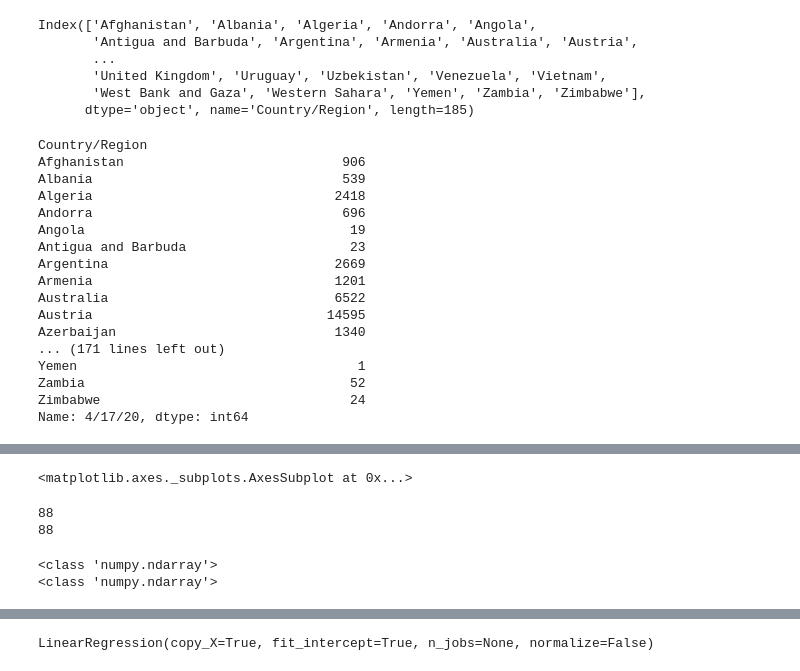
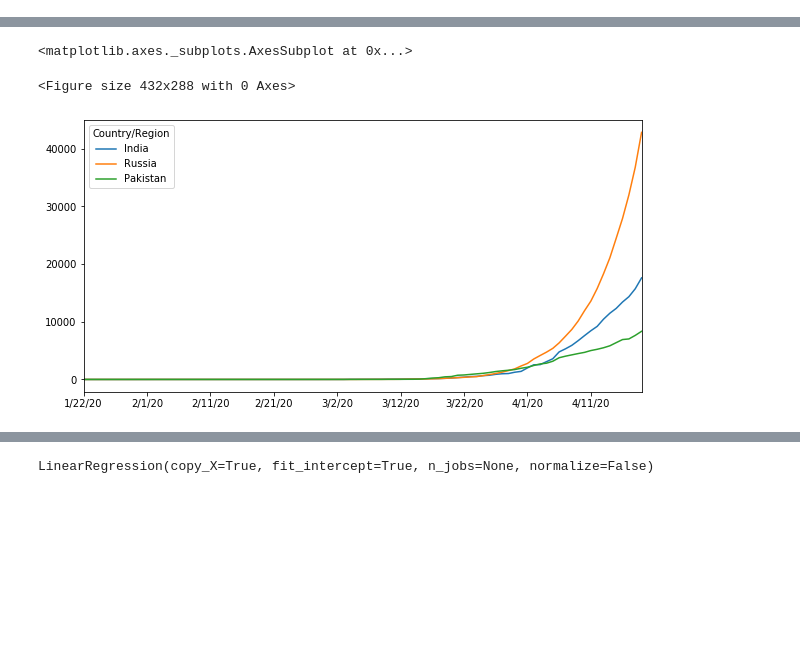
Before and after one commit to shivamg2017/Capstone, a Jupyter notebook: covid19.ipynb, the cells around one changed output, grey strips where cells are left out. Saved outputs shown, nothing was run; the diff lists cells and outputs as text; code cells hidden in the pictures; blank space fills up the shorter version.

```diff
--- a/covid19.ipynb
+++ b/covid19.ipynb
@@ -180,29 +60,0 @@ df
-# %%
-df.columns
-# %% [output]
-Index(['Afghanistan', 'Albania', 'Algeria', 'Andorra', 'Angola',
-       'Antigua and Barbuda', 'Argentina', 'Armenia', 'Australia', 'Austria',
-       ...
-       'United Kingdom', 'Uruguay', 'Uzbekistan', 'Venezuela', 'Vietnam',
-       'West Bank and Gaza', 'Western Sahara', 'Yemen', 'Zambia', 'Zimbabwe'],
-      dtype='object', name='Country/Region', length=185)
-# %%
-df.loc["4/17/20"]
-# %% [output]
-Country/Region
-Afghanistan                            906
-Albania                                539
-Algeria                               2418
-Andorra                                696
-Angola                                  19
-Antigua and Barbuda                     23
-Argentina                             2669
-Armenia                               1201
-Australia                             6522
-Austria                              14595
-Azerbaijan                            1340
-... (171 lines left out)
-Yemen                                    1
-Zambia                                  52
-Zimbabwe                                24
-Name: 4/17/20, dtype: int64
@@ -209,4 +63,4 @@ Name: 4/17/20, dtype: int64
 # %%
 plt.figure(1)
-df.plot(y=["India","Korea, South","Pakistan"],figsize=(10,5))
+df.plot(y=["India","Russia","Pakistan"],figsize=(10,5))
 # %% [output]
@@ -217,4 +67,6 @@ df.plot(y=["India","Korea, South","Pakistan"],figsize=(10,5))
 <matplotlib.axes._subplots.AxesSubplot at 0x...>
+<Figure size 432x288 with 0 Axes>
+[figure, added]
 # %%
 from sklearn.linear_model import LinearRegression
 # %%
@@ -223,17 +75,6 @@ LinearObj = LinearRegression()
 y = df["India"].values.reshape(-1,1)
 # %%
 x = np.array(range(0,n-1))
-print(len(x))
-print(len(y))
-# %% [output]
-88
-88
-# %%
-print(type(x))
-print(type(y))
-# %% [output]
-<class 'numpy.ndarray'>
-<class 'numpy.ndarray'>
 # %%
 y = y.flatten()
 # %%
```
Also changed, not shown: parts of 17 cells of this notebook.
